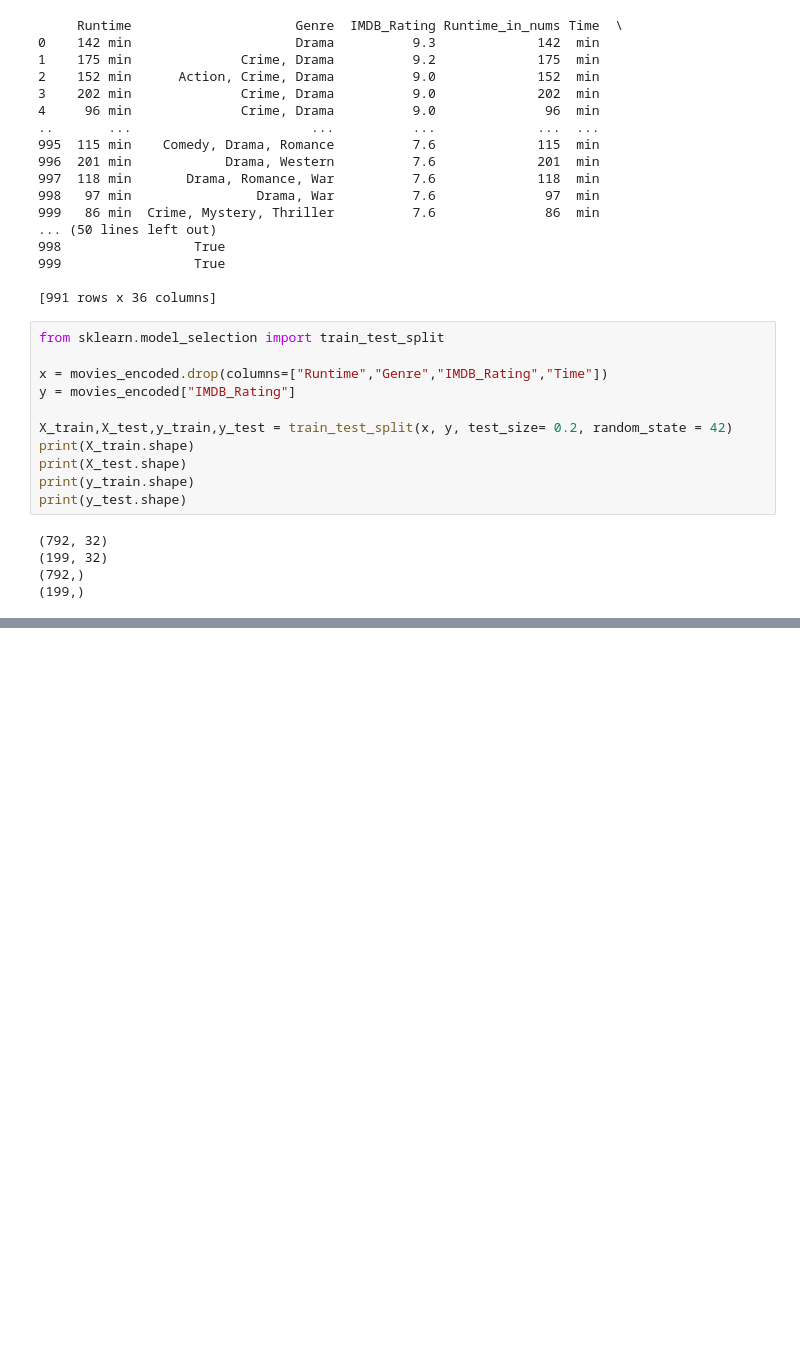
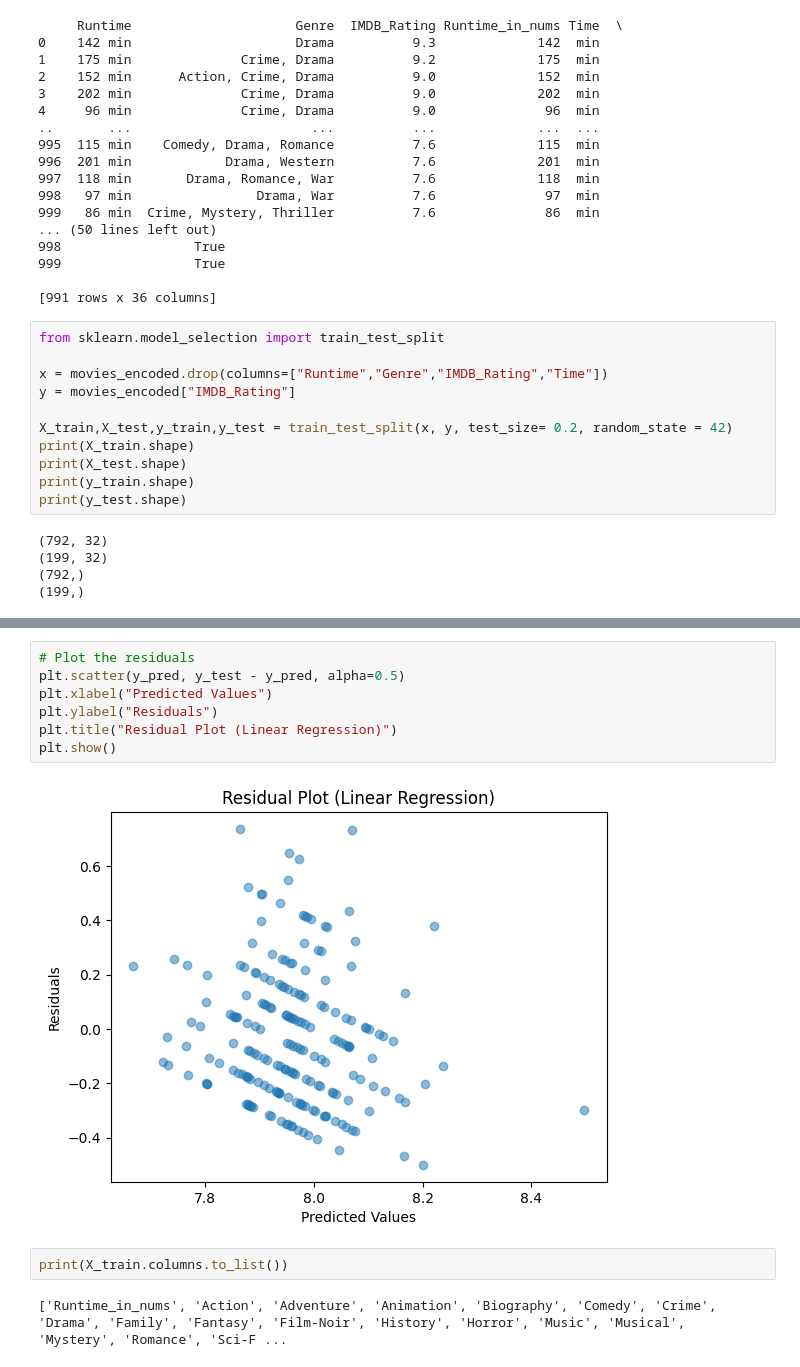
Before and after one commit to jusrish-prog/CW2_CST1440_Groupwork, a Jupyter notebook: Groupwork.ipynb, the cells around one changed output, grey strips where cells are left out. Cells and saved outputs as stored; diff of their text form; blank space fills up the shorter version.

```diff
--- a/Groupwork.ipynb
+++ b/Groupwork.ipynb
@@ -185,0 +251,13 @@ print(y_test.shape)
+# %%
+# Plot the residuals
+plt.scatter(y_pred, y_test - y_pred, alpha=0.5)
+plt.xlabel("Predicted Values")
+plt.ylabel("Residuals")
+plt.title("Residual Plot (Linear Regression)")
+plt.show()
+# %% [output]
+[figure, added]
+# %%
+print(X_train.columns.to_list())
+# %% [output]
+['Runtime_in_nums', 'Action', 'Adventure', 'Animation', 'Biography', 'Comedy', 'Crime', 'Drama', 'Family', 'Fantasy', 'Film-Noir', 'History', 'Horror', 'Music', 'Musical', 'Mystery', 'Romance', 'Sci-F ...
```
Also changed, not shown: parts of 5 cells of this notebook.
